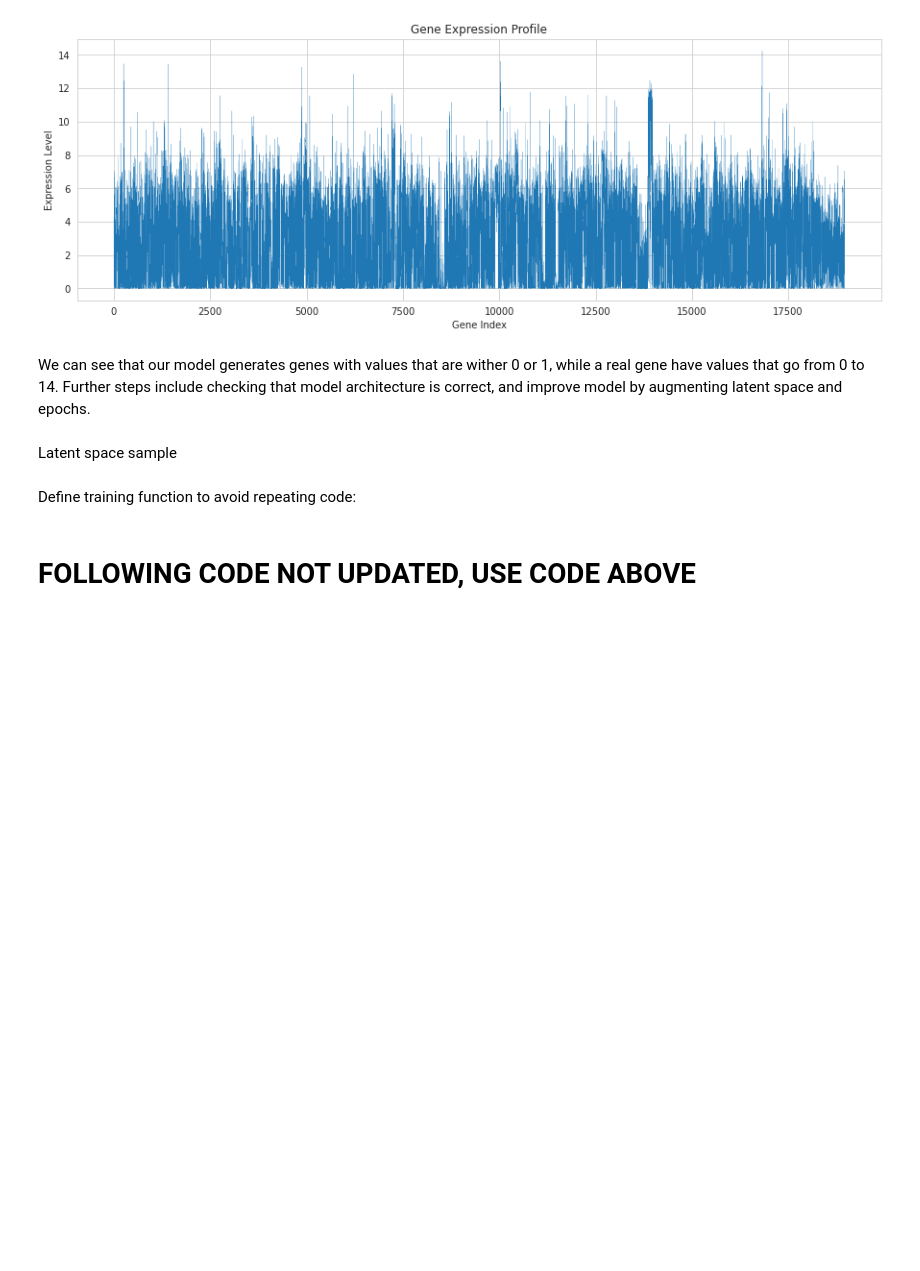
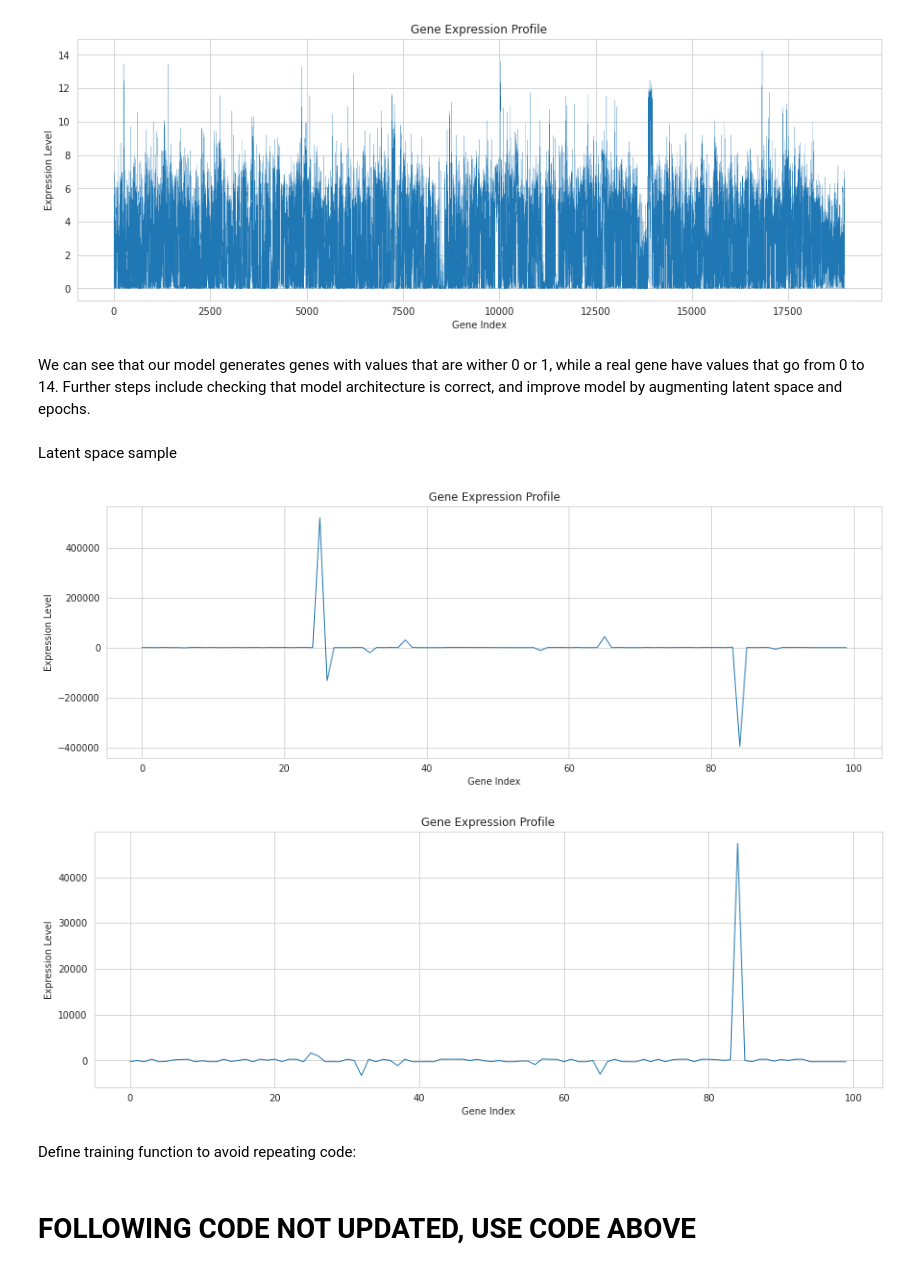
Before and after one commit to notaiax/Prediction-of-protein-isoforms-using-semi-supervised-learning, a Jupyter notebook: VAE/aiax VAE.ipynb, the cells around one changed output. Cells and saved outputs as stored; diff of their text form; code cells hidden in the pictures; blank space fills up the shorter version.

Commit message:
Add latent space visualization

```diff
--- a/VAE/aiax VAE.ipynb
+++ b/VAE/aiax VAE.ipynb
@@ -627,12 +627,12 @@ torch.Size([64, 18965])
 # %% [markdown]
 ### Plot VAE data
 # %%
-def plot_line(tensor):
+def plot_line(tensor, line_width=1.0):
     # Convert the Torch tensor to a NumPy array
     numeric_array = tensor.detach().numpy() if isinstance(tensor, torch.Tensor) else tensor
 
     plt.figure(figsize=(15, 5))
-    plt.plot(numeric_array, linewidth=0.2)
+    plt.plot(numeric_array, linewidth=line_width)
     plt.title('Gene Expression Profile')
     plt.xlabel('Gene Index')
     plt.ylabel('Expression Level')
@@ -653,6 +653,12 @@ plot_line(genes[1])
 We can see that our model generates genes with values that are wither 0 or 1, while a real gene have values that go from 0 to 14. Further steps include checking that model architecture is correct, and improve model by augmenting latent space and epochs.
 # %% [markdown]
 Latent space sample
+# %%
+plot_line(z[0], line_width=1)
+plot_line(z[1], line_width=1)
+# %% [output]
+[figure, added]
+[figure, added]
 # %% [markdown]
 Define training function to avoid repeating code:
 # %% [markdown]
```
Also changed, not shown: parts of 1 cell of this notebook.
